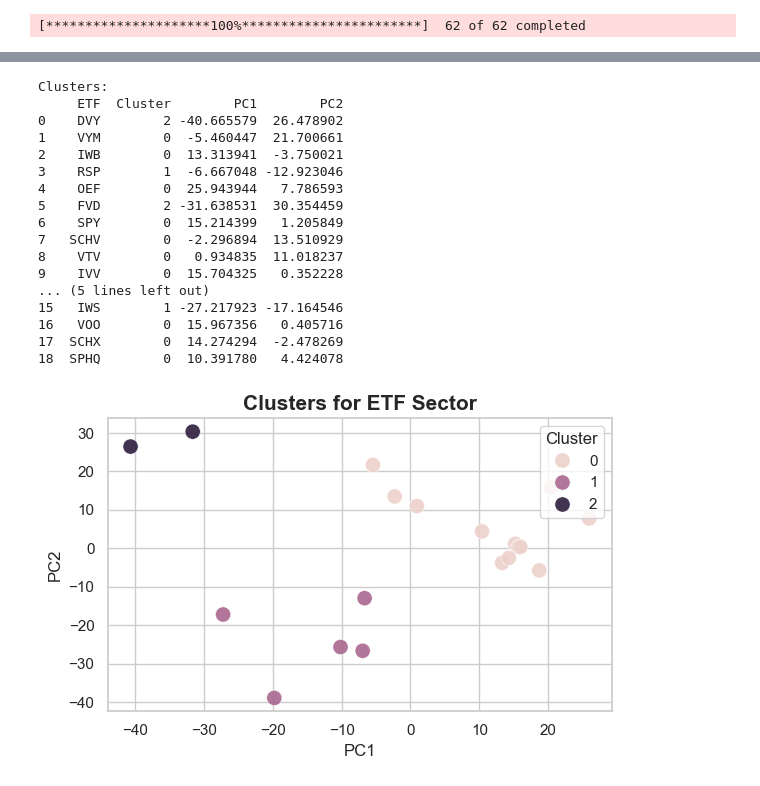
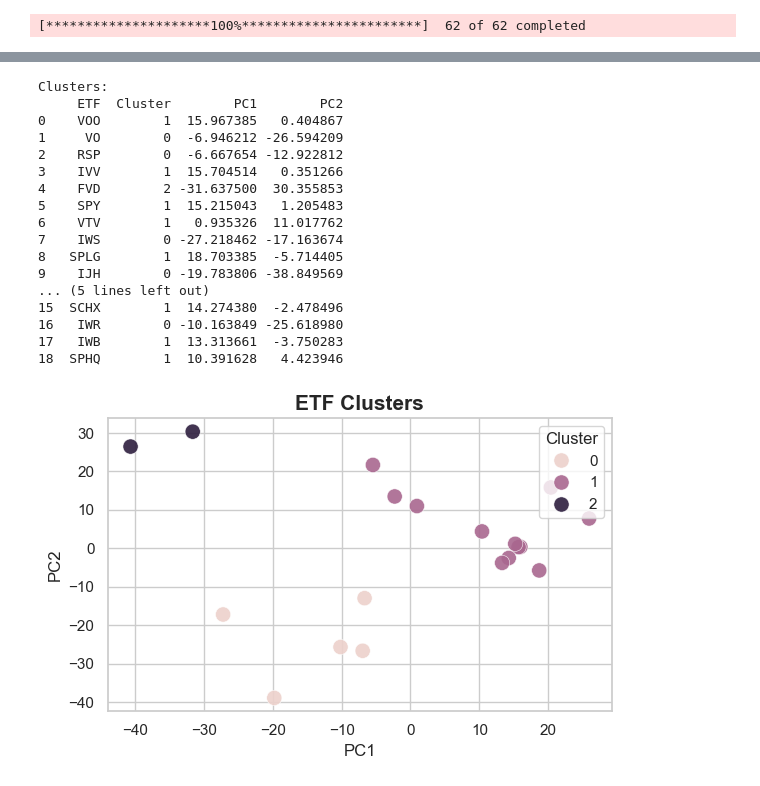
Before and after one commit to akshathp0/etf-pairs-trading, a Jupyter notebook: pair_searching/mass_pair_searching.ipynb, the cells around one changed output, grey strips where cells are left out. Cells and saved outputs as stored; diff of their text form; code cells hidden in the pictures.

```diff
--- a/pair_searching/mass_pair_searching.ipynb
+++ b/pair_searching/mass_pair_searching.ipynb
@@ -210,49 +188,49 @@ cluster_df = pd.DataFrame({
 print(f'Clusters:')
 print(cluster_df)
 
 sns.set_theme(style = 'whitegrid', font_scale = 1)
 
 plt.figure(figsize = (6, 4))
 
 sns.scatterplot(
     data = cluster_df,
     x = 'PC1',
     y = 'PC2',
     hue = 'Cluster',
     s = 120,
     linewidth = 0.4,
     alpha = 0.9
 )
 
-plt.title(f'Clusters for ETF Sector', fontsize = 15, weight = 'bold')
+plt.title(f'ETF Clusters', fontsize = 15, weight = 'bold')
 plt.xlabel('PC1', fontsize = 12)
 plt.ylabel('PC2', fontsize = 12)
 
 plt.legend(title = 'Cluster', loc='upper right', frameon = True)
 
 plt.tight_layout()
 plt.show()
 
 cluster_df = cluster_df.sort_values(by = 'Cluster')
 # %% [output]
 Clusters:
      ETF  Cluster        PC1        PC2
-0    DVY        2 -40.665579  26.478902
-1    VYM        0  -5.460447  21.700661
-2    IWB        0  13.313941  -3.750021
-3    RSP        1  -6.667048 -12.923046
-4    OEF        0  25.943944   7.786593
-5    FVD        2 -31.638531  30.354459
-6    SPY        0  15.214399   1.205849
-7   SCHV        0  -2.296894  13.510929
-8    VTV        0   0.934835  11.018237
-9    IVV        0  15.704325   0.352228
+0    VOO        1  15.967385   0.404867
+1     VO        0  -6.946212 -26.594209
+2    RSP        0  -6.667654 -12.922812
+3    IVV        1  15.704514   0.351266
+4    FVD        2 -31.637500  30.355853
+5    SPY        1  15.215043   1.205483
+6    VTV        1   0.935326  11.017762
+7    IWS        0 -27.218462 -17.163674
+8   SPLG        1  18.703385  -5.714405
+9    IJH        0 -19.783806 -38.849569
 ... (5 lines left out)
-15   IWS        1 -27.217923 -17.164546
-16   VOO        0  15.967356   0.405716
-17  SCHX        0  14.274294  -2.478269
-18  SPHQ        0  10.391780   4.424078
+15  SCHX        1  14.274380  -2.478496
+16   IWR        0 -10.163849 -25.618980
+17   IWB        1  13.313661  -3.750283
+18  SPHQ        1  10.391628   4.423946
-[figure, old version]
+[figure, new version]
 # %%
 final_candidates = []
 
```
Also changed, not shown: parts of 4 cells of this notebook, 1 other file.
